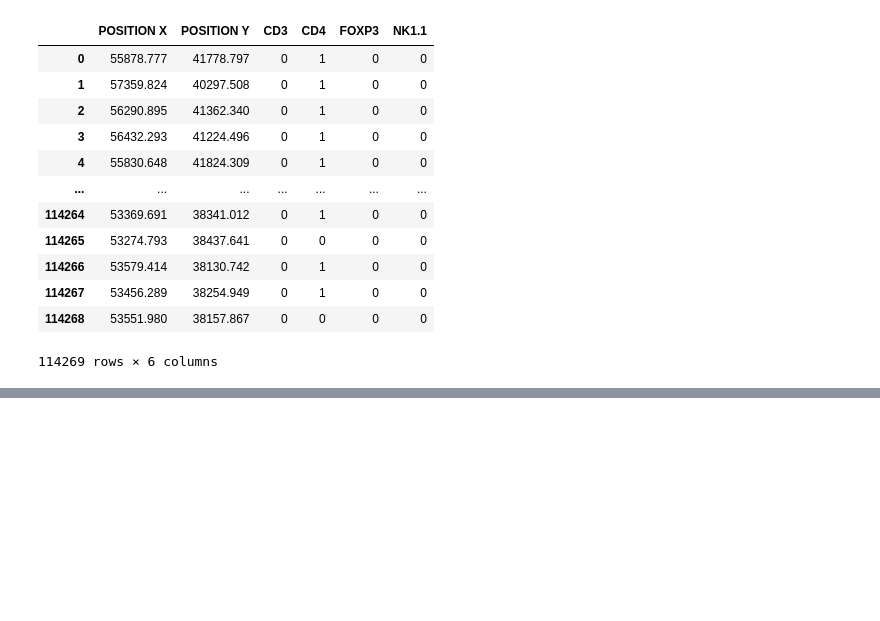
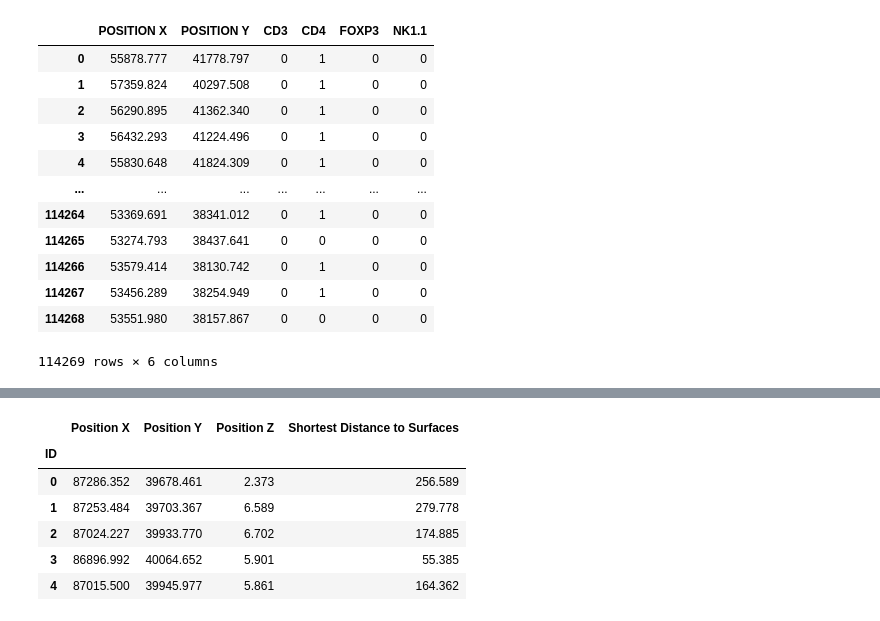
Before and after one commit to helclp/lab_proj1, a Jupyter notebook: combiner1.ipynb, the cells around one changed output, grey strips where cells are left out. Cells and saved outputs as stored; diff of their text form; code cells hidden in the pictures; blank space fills up the shorter version.

```diff
--- a/combiner1.ipynb
+++ b/combiner1.ipynb
@@ -161,0 +253,25 @@ test1
+# %%
+dapi2_position = pd.read_csv('edge_test/tumor edge test DAPI position_Selection.csv' , skiprows=3)
+dapi2_position.drop(columns=['Unit', 'Category',
+       'Collection', 'Time', 'CC3 catchall', 'CC3 real', 'CD103',
+       'CD103+ cDC1', 'CD3','CD177','CD3-CD68', 'CD3-CD68+CD206', 'CD4',
+       'CD45',  'Unnamed: 18'], inplace=True)
+
+dapi2_distance = pd.read_csv('edge_test/tumor edge test_DAPI distance to tumor edge_Selection.csv' , skiprows=3)
+dapi2_distance.drop(columns=['Category', 'Surfaces', 'Time',
+       'CC3 catchall', 'CC3 real', 'CD103', 'CD103+ cDC1', 'CD177', 'CD3',
+       'CD3-CD68', 'CD3-CD68+CD206', 'Unit','CD4', 'CD45', 'Unnamed: 16'], inplace=True)
+
+# cd3_position.head()
+dapi2_final = dapi2_position.merge(dapi2_distance, on=["ID"], how='left').sort_values(by=['ID'], ascending=True)
+dapi2_final =  dapi2_final[['ID','Position X', 'Position Y', 'Position Z',
+       'Shortest Distance to Surfaces']].set_index('ID')
+dapi2_final.head()
+# %% [output]
+|  | Position X | Position Y | Position Z | Shortest Distance to Surfaces |
+| ID |  |  |  |  |
+| 0 | 87286.352 | 39678.461 | 2.373 | 256.589 |
+| 1 | 87253.484 | 39703.367 | 6.589 | 279.778 |
+| 2 | 87024.227 | 39933.770 | 6.702 | 174.885 |
+| 3 | 86896.992 | 40064.652 | 5.901 | 55.385 |
+| 4 | 87015.500 | 39945.977 | 5.861 | 164.362 |
```
Also changed, not shown: parts of 9 cells of this notebook, 3 other files.
